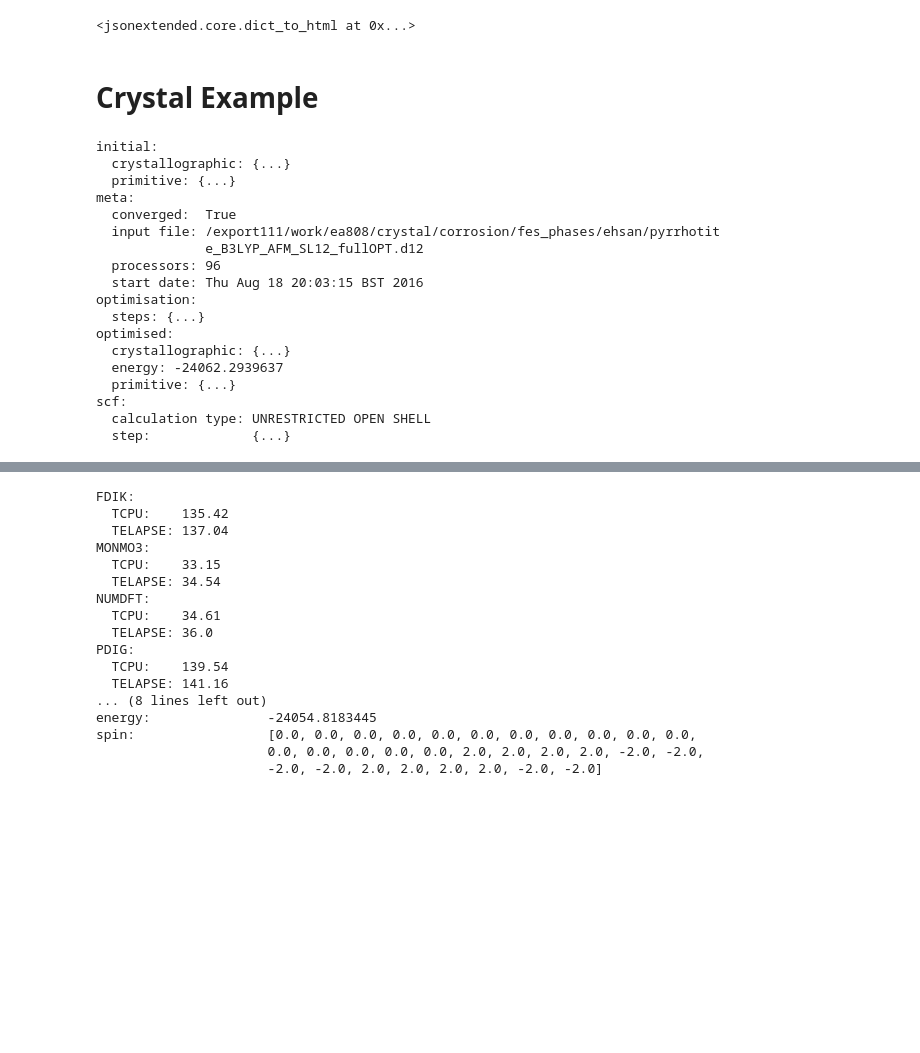
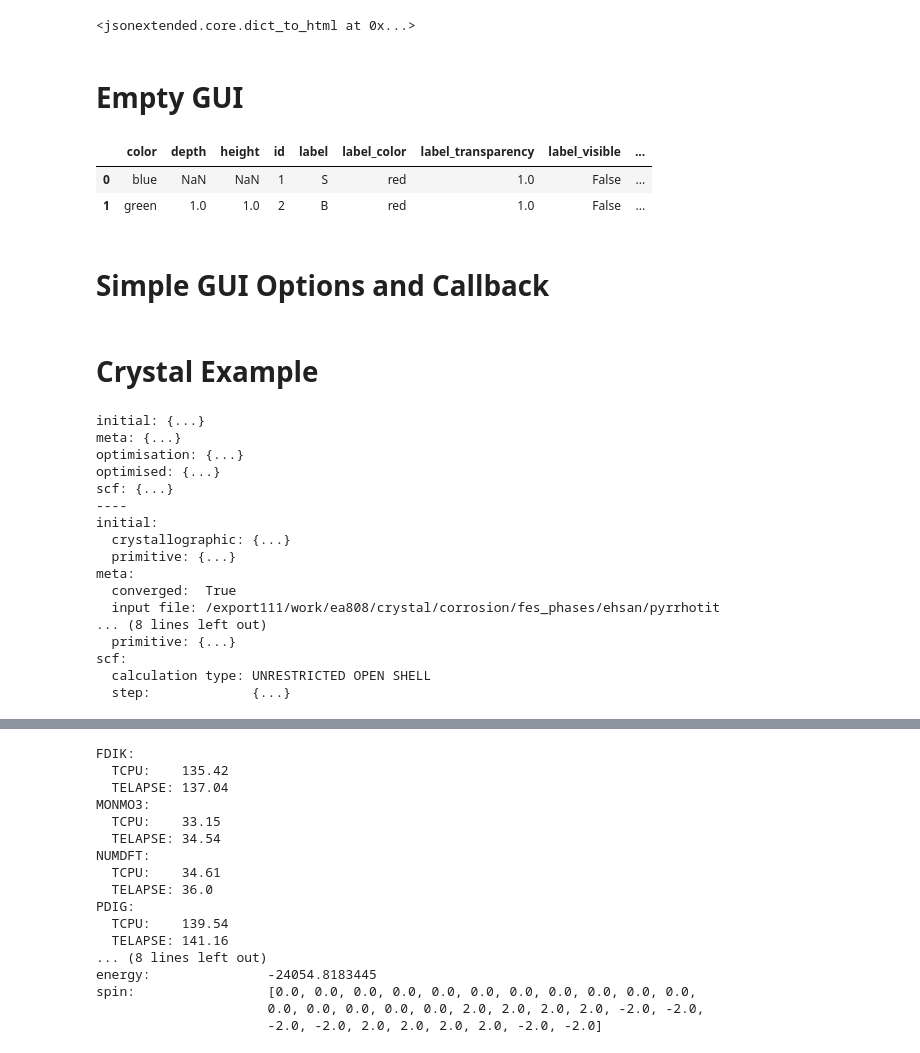
Before and after one commit to chrisjsewell/pandas3js, a Jupyter notebook: testbed.ipynb, the cells around one changed output, grey strips where cells are left out. Saved outputs shown, nothing was run; the diff lists cells and outputs as text; code cells hidden in the pictures; blank space fills up the shorter version.

```diff
--- a/testbed.ipynb
+++ b/testbed.ipynb
@@ -92,3 +94,19 @@ crystallographic:
 ejson.dict_to_html(optimisation['2'])
 # %% [output]
 <jsonextended.core.dict_to_html at 0x...>
+# %% [markdown]
+# Empty GUI
+# %%
+gui, geometry = pjs.views.create_gui()
+gui
+# %%
+geometry.add_object(pjs.models.Sphere(id=1,color='blue',label='S'))
+geometry.add_object(pjs.models.Box(id=2,position=[1,1,1],
+                                   color='green',label='B'))
+geometry
+# %% [output]
+|  | color | depth | height | id | label | label_color | label_transparency | label_visible | ... |
+| 0 | blue | NaN | NaN | 1 | S | red | 1.0 | False | ... |
+| 1 | green | 1.0 | 1.0 | 2 | B | red | 1.0 | False | ... |
+# %% [markdown]
+# Simple GUI Options and Callback
@@ -98,22 +134,23 @@ ejson.dict_to_html(optimisation['2'])
 datapath = ejson.utils.get_data_path('crystal_test.data',ejson.parsers)
 parser = ejson.parsers.CrystalDFTParser()
 parser.read_file(datapath)
+ejson.dict_pprint(parser.data,depth=1)
+print('----')
 ejson.dict_pprint(parser.data,depth=2)
 # %% [output]
+initial: {...}
+meta: {...}
+optimisation: {...}
+optimised: {...}
+scf: {...}
+----
 initial:
   crystallographic: {...}
   primitive: {...}
 meta:
   converged:  True
   input file: /export111/work/ea808/crystal/corrosion/fes_phases/ehsan/pyrrhotit
-              e_B3LYP_AFM_SL12_fullOPT.d12
-  processors: 96
-  start date: Thu Aug 18 20:03:15 BST 2016
-optimisation:
-  steps: {...}
-optimised:
-  crystallographic: {...}
-  energy: -24062.2939637
+... (8 lines left out)
   primitive: {...}
 scf:
   calculation type: UNRESTRICTED OPEN SHELL
```
Also changed, not shown: parts of 17 cells of this notebook, 12 other files.
